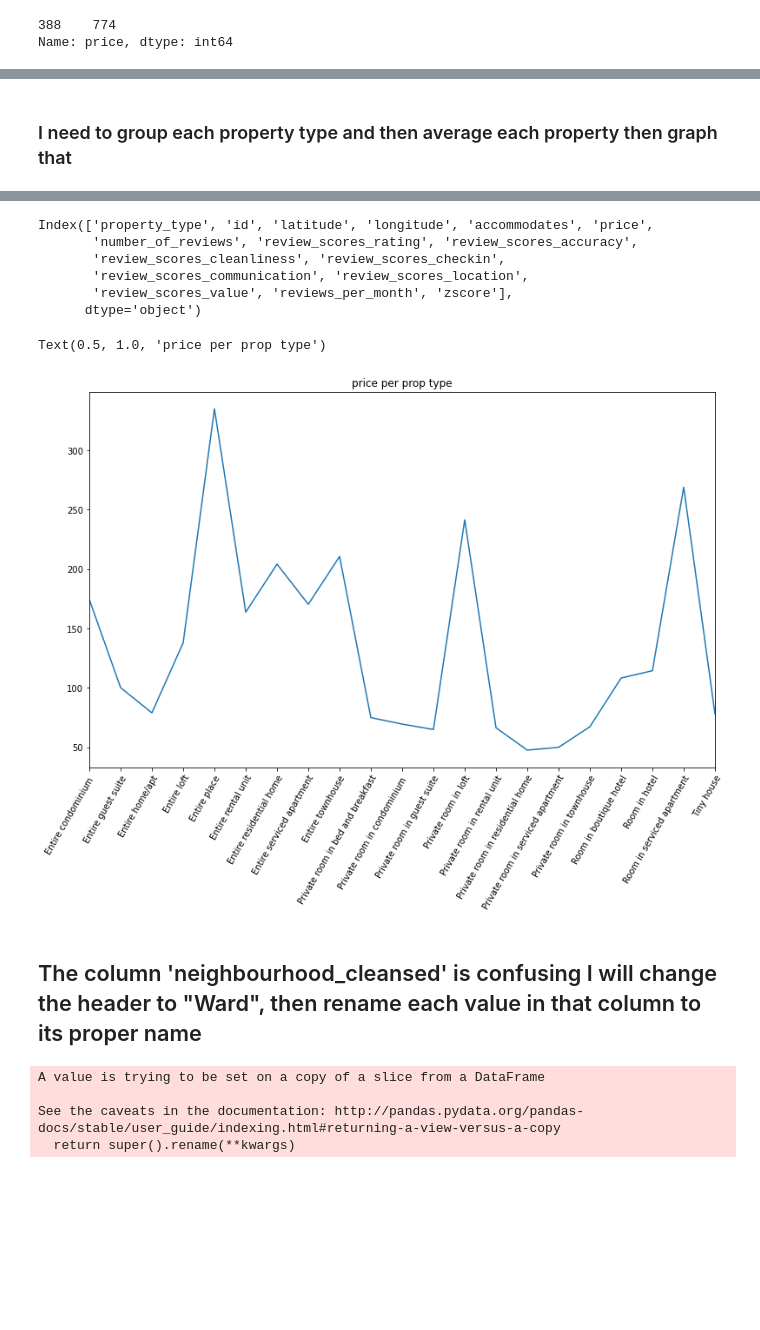
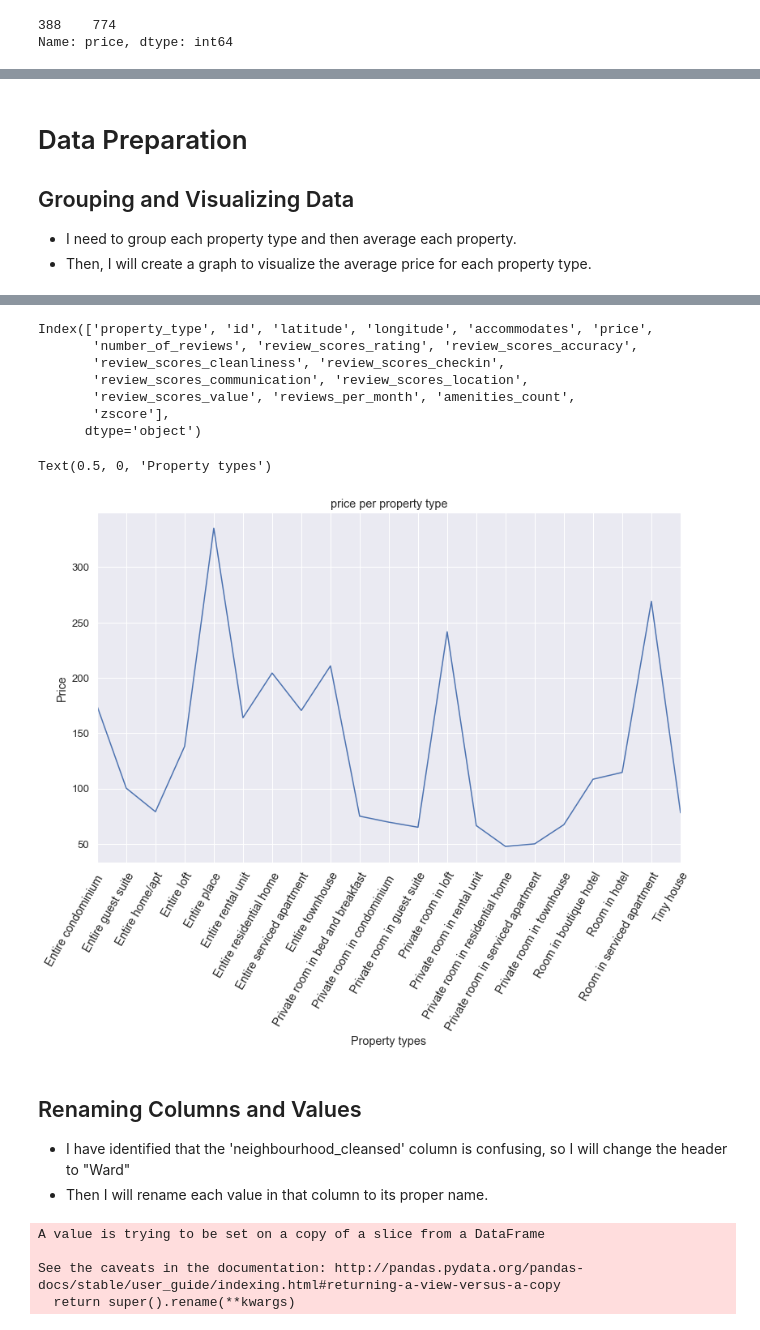
Before and after one commit to YordyCastillo/Airbnb_jerseycity, a Jupyter notebook: jersey city analysis.ipynb, the cells around one changed output, grey strips where cells are left out. Drawn from its saved outputs; the diff is of its cells as text; code cells hidden in the pictures; blank space fills up the shorter version.

```diff
--- a/jersey city analysis.ipynb
+++ b/jersey city analysis.ipynb
@@ -497,3 +512,5 @@ newer_df.property_type.nunique()
+# %%
+newer_df['amenities_count']=df.amenities.str.count(",")
 # %%
 newer_df.describe()
 # %% [output]
@@ -560,5 +594,8 @@ df_no_outlier
 # %% [markdown]
-### I need to group each property type and then average each property then graph that
+# Data Preparation
+## Grouping and Visualizing Data
+- I need to group each property type and then average each property.
+- Then, I will create a graph to visualize the average price for each property type.
 # %%
 grouped_by_property_type=df_no_outlier.groupby(by=['property_type']).mean().reset_index()
 # %%
@@ -588,22 +625,27 @@ Index(['property_type', 'id', 'latitude', 'longitude', 'accommodates', 'price',
        'number_of_reviews', 'review_scores_rating', 'review_scores_accuracy',
        'review_scores_cleanliness', 'review_scores_checkin',
        'review_scores_communication', 'review_scores_location',
-       'review_scores_value', 'reviews_per_month', 'zscore'],
+       'review_scores_value', 'reviews_per_month', 'amenities_count',
+       'zscore'],
       dtype='object')
 # %%
 fig=plt.figure(figsize=(10,6))
 ax=fig.add_axes([.1,.1,1,1])
 
 grouped_by_property_type.price.plot()
 
 ax.set_xticks(range(len(grouped_by_property_type.property_type.unique())))
 ax.set_xticklabels(grouped_by_property_type.property_type,rotation=60,ha='right',rotation_mode='anchor',fontsize='medium')
-ax.set_title('price per prop type')
+ax.set_title('price per property type')
+ax.set_ylabel('Price')
+ax.set_xlabel('Property types')
 # %% [output]
-Text(0.5, 1.0, 'price per prop type')
+Text(0.5, 0, 'Property types')
-[figure, old version]
+[figure, new version]
 # %% [markdown]
-## The column 'neighbourhood_cleansed' is confusing I will change the header to "Ward", then rename each value in that column to its proper name
+## Renaming Columns and Values
+- I have identified that the 'neighbourhood_cleansed' column is confusing, so I will change the header to "Ward"
+- Then I will rename each value in that column to its proper name.
 # %%
 df_no_outlier.rename(columns={'neighbourhood_cleansed':'Ward'}, inplace=True)
 # %% [output]
```
Also changed, not shown: parts of 97 cells of this notebook.
